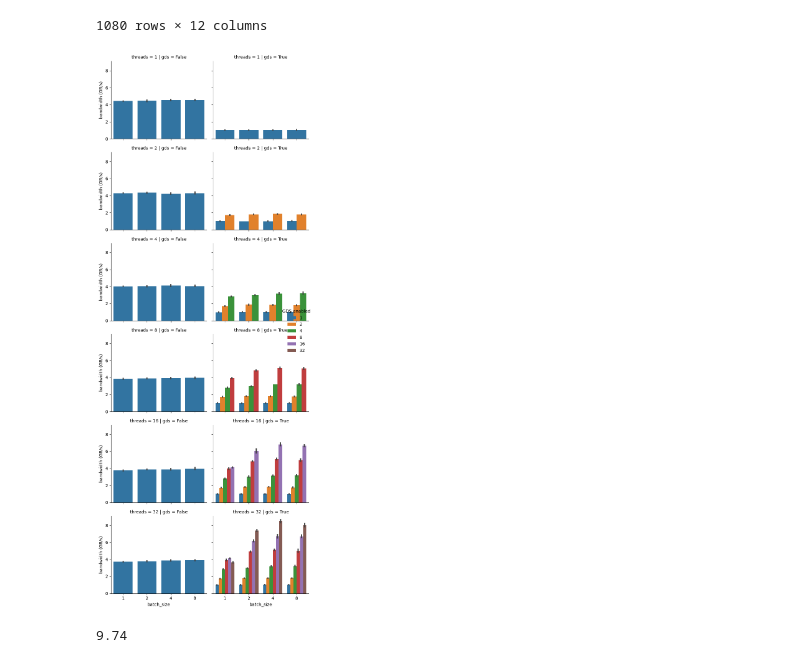
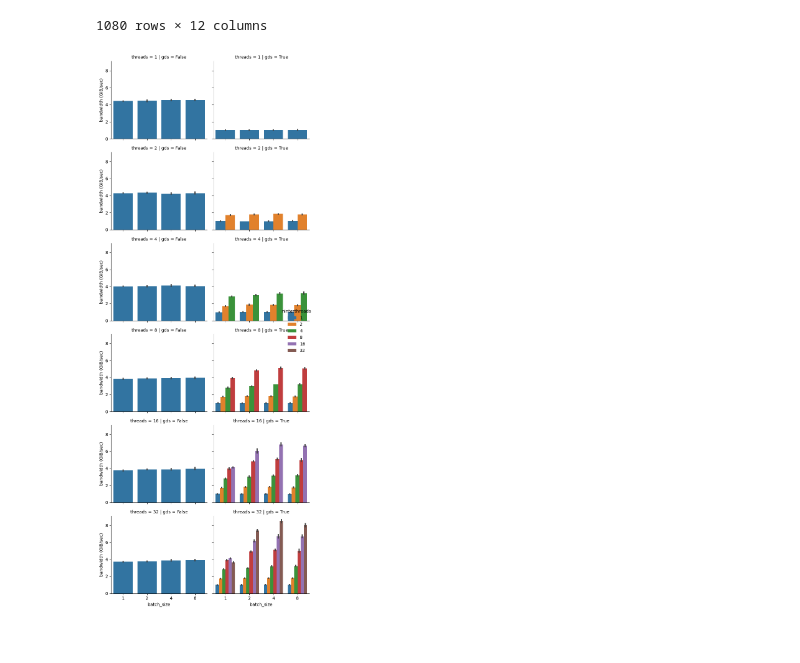
Before and after one commit to wesolowskip/mgr, a Jupyter notebook: 3_image_gds/results-analysis.ipynb, the cells around one changed output. Saved outputs shown, nothing was run; the diff lists cells and outputs as text; code cells hidden in the pictures.

```diff
--- a/3_image_gds/results-analysis.ipynb
+++ b/3_image_gds/results-analysis.ipynb
@@ -27,7 +29,7 @@ for path in Path(DATA_DIR).glob("*/*"):
         measurements.append(
             dict(itertools.chain(
                 zip(["gds", "mode", "batch_size", "ninterthreads", "nintrathreads"], params),
-                zip(["rep", "total_time (secs)", "iteration_time (secs/sample)", "throughput (samples/s)", "bandwidth (GB/s)", "cpu_usage (%)"], score)
+                zip(["rep", "total_time (secs)", "iteration_time (secs/sample)", "throughput (samples/sec)", "bandwidth (GiB/sec)", "cpu_usage (%)"], score)
             ))
         )
 measurements_df = pd.DataFrame(measurements)
@@ -36,7 +38,7 @@ measurements_df["mode"] = measurements_df["mode"].astype(
     CategoricalDtype(categories=measurements_df["mode"].unique(), ordered=True)
 )
 int_cols = ["batch_size", "ninterthreads", "nintrathreads", "rep"]
-float_cols = ["total_time (secs)", "iteration_time (secs/sample)", "throughput (samples/s)", "bandwidth (GB/s)", "cpu_usage (%)"]
+float_cols = ["total_time (secs)", "iteration_time (secs/sample)", "throughput (samples/sec)", "bandwidth (GiB/sec)", "cpu_usage (%)"]
 measurements_df[int_cols] = measurements_df[int_cols].astype(int)
 measurements_df[float_cols] = measurements_df[float_cols].astype(float)
 measurements_df["threads"] = measurements_df["ninterthreads"] * measurements_df["nintrathreads"]
@@ -63,11 +65,11 @@ inference_df = measurements_df[measurements_df["mode"] == "inference"]
 # %%
 g = sns.FacetGrid(inference_df, row="threads", col="gds")
 g.map_dataframe(
-    sns.barplot, x="batch_size", y="bandwidth (GB/s)", hue="ninterthreads",
+    sns.barplot, x="batch_size", y="bandwidth (GiB/sec)", hue="ninterthreads",
     palette=sns.color_palette(n_colors=inference_df.ninterthreads.nunique())
 )
-g.add_legend(title="GDS enabled")
+g.add_legend(title="ninterthreads")
 plt.tight_layout()
 plt.show()
 # %% [output]
-[figure, old version]
+[figure, new version]
@@ -76,4 +75,0 @@ io_df = measurements_df[measurements_df["mode"] == "io"]
-# %%
-measurements_df["bandwidth (GB/s)"].max()
-# %% [output]
-9.74
```
Also changed, not shown: parts of 4 cells of this notebook, 3 other files.
